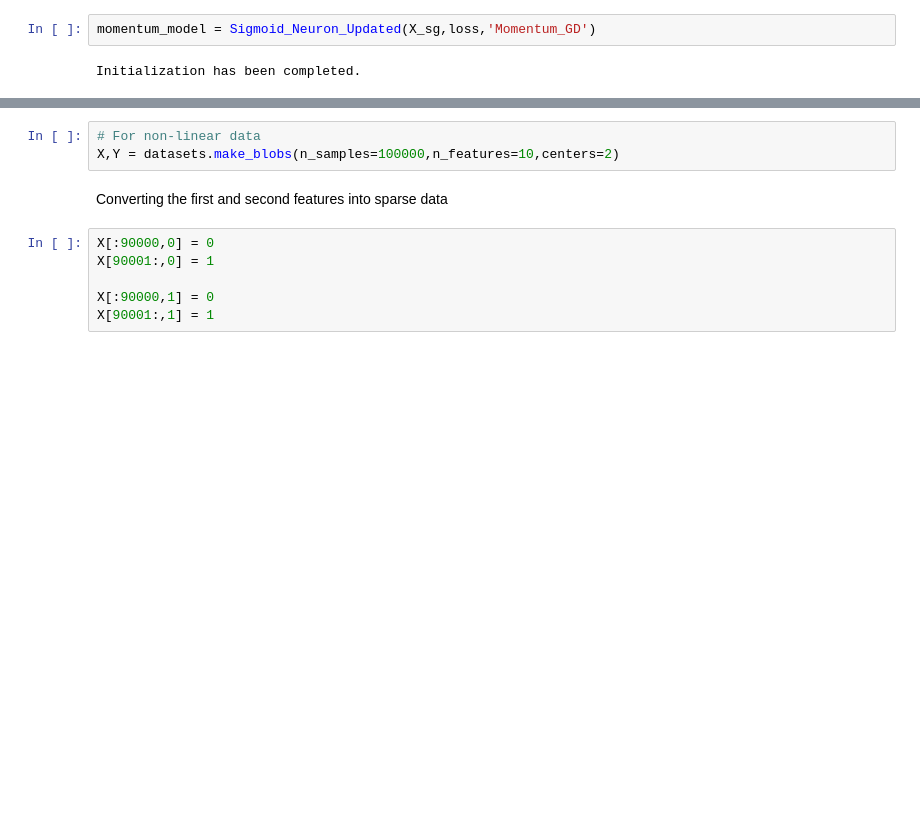
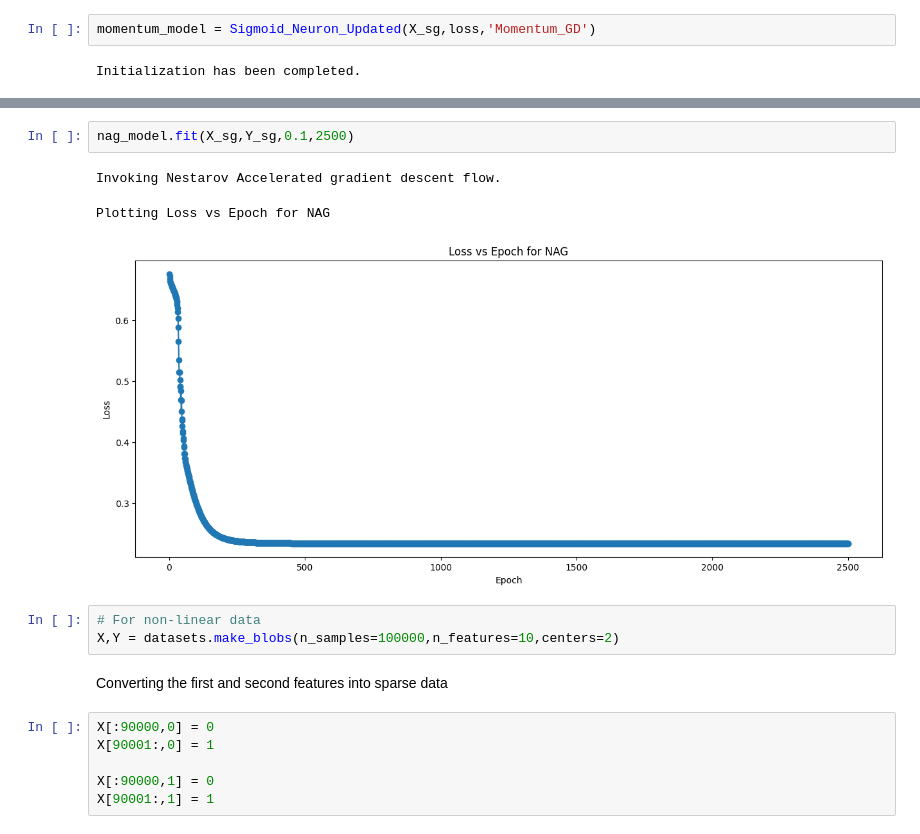
Before and after one commit to Abhijith-Nagarajan/PadhAI_Implementations, a Jupyter notebook: Optimizers_Implementation.ipynb, the cells around one changed output, grey strips where cells are left out. Saved outputs shown, nothing was run; the diff lists cells and outputs as text; blank space fills up the shorter version.

```diff
--- a/Optimizers_Implementation.ipynb
+++ b/Optimizers_Implementation.ipynb
@@ -165,3 +181,9 @@ Plotting Loss vs Epoch for Momentum_GD
+# %%
+nag_model.fit(X_sg,Y_sg,0.1,2500)
+# %% [output]
+Invoking Nestarov Accelerated gradient descent flow.
+Plotting Loss vs Epoch for NAG
+[figure, added]
 # %%
 # For non-linear data
 X,Y = datasets.make_blobs(n_samples=100000,n_features=10,centers=2)
```
Also changed, not shown: parts of 5 cells of this notebook.
